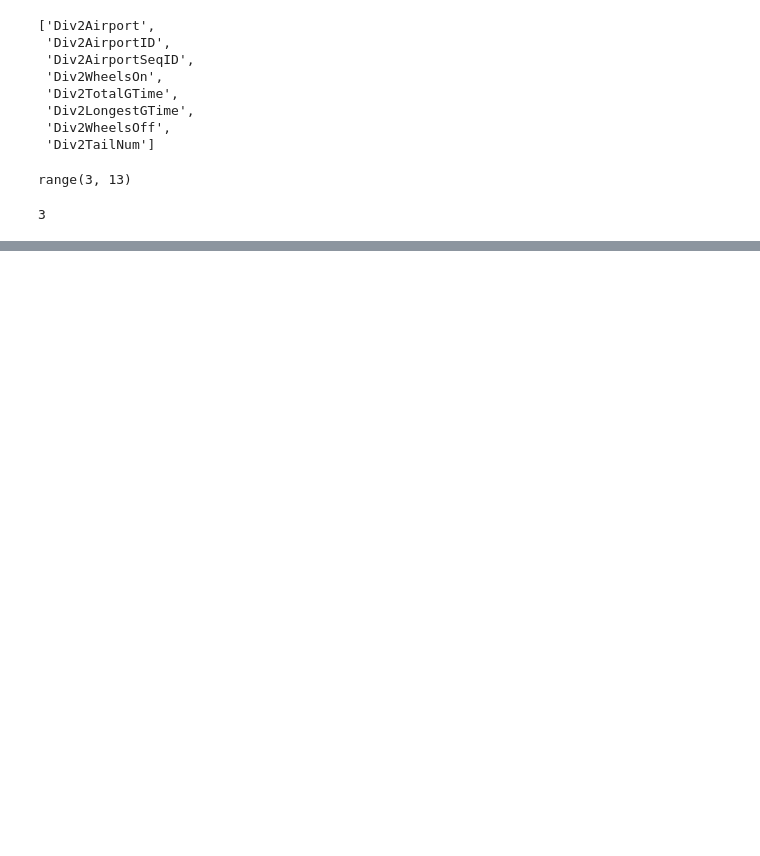
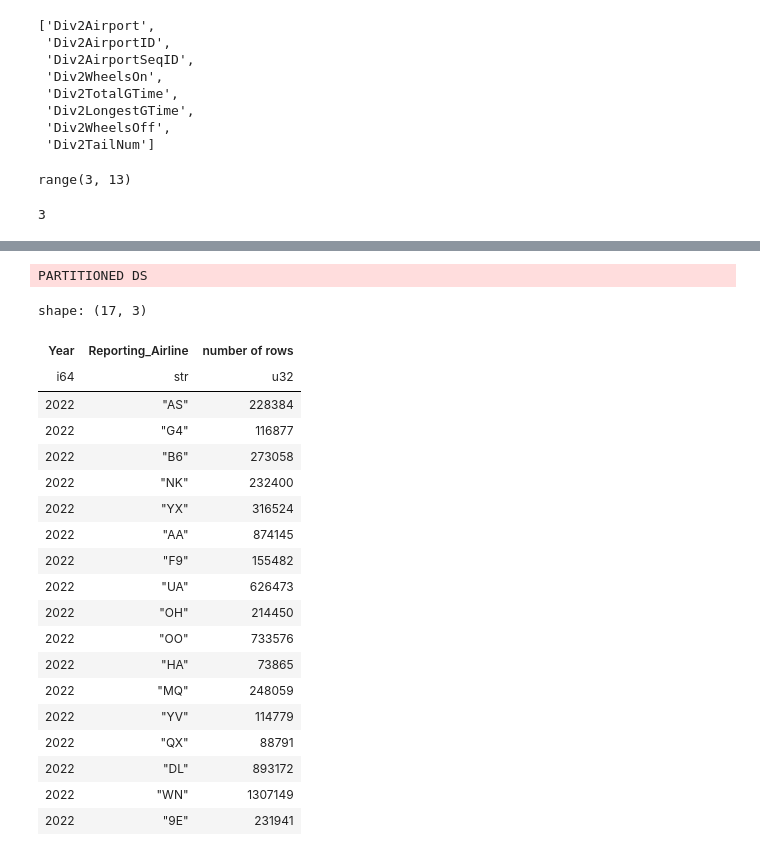
Before and after one commit to chuvanan/cookbook-python-polars, a Jupyter notebook: eda.ipynb, the cells around one changed output, grey strips where cells are left out. Drawn from its saved outputs; the diff is of its cells as text; code cells hidden in the pictures; blank space fills up the shorter version.

```diff
--- a/eda.ipynb
+++ b/eda.ipynb
@@ -321,0 +373,11 @@ for i in range(3, 4):
+# %%
+%%time
+(
+    pl.scan_csv('./data/On_Time_Reporting_Carrier_On_Time_Performance_(1987_present)_2022_*.csv')
+    .group_by(['Year', 'Reporting_Airline'])
+    .agg(
+        pl.len().alias('number of rows')
+    )
+    .collect()
+)
+# %% [output]
@@ -321,0 +386,21 @@ for i in range(3, 4):
+PARTITIONED DS
+shape: (17, 3)
+| Year | Reporting_Airline | number of rows |
+| i64 | str | u32 |
+| 2022 | "AS" | 228384 |
+| 2022 | "G4" | 116877 |
+| 2022 | "B6" | 273058 |
+| 2022 | "NK" | 232400 |
+| 2022 | "YX" | 316524 |
+| 2022 | "AA" | 874145 |
+| 2022 | "F9" | 155482 |
+| 2022 | "UA" | 626473 |
+| 2022 | "OH" | 214450 |
+| 2022 | "OO" | 733576 |
+| 2022 | "HA" | 73865 |
+| 2022 | "MQ" | 248059 |
+| 2022 | "YV" | 114779 |
+| 2022 | "QX" | 88791 |
+| 2022 | "DL" | 893172 |
+| 2022 | "WN" | 1307149 |
+| 2022 | "9E" | 231941 |
```
Also changed, not shown: parts of 6 cells of this notebook, 18 other files.
